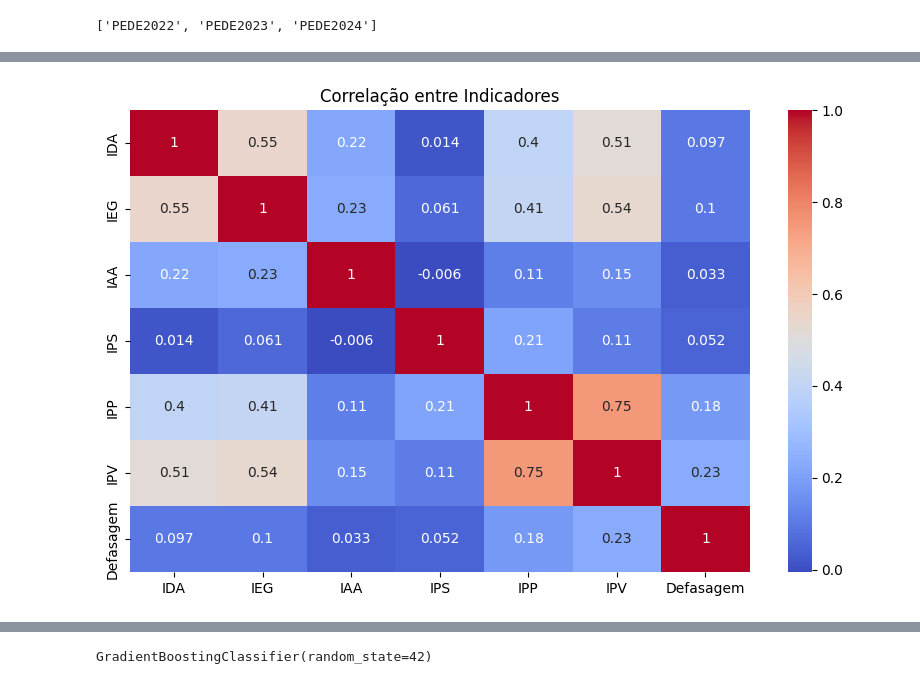
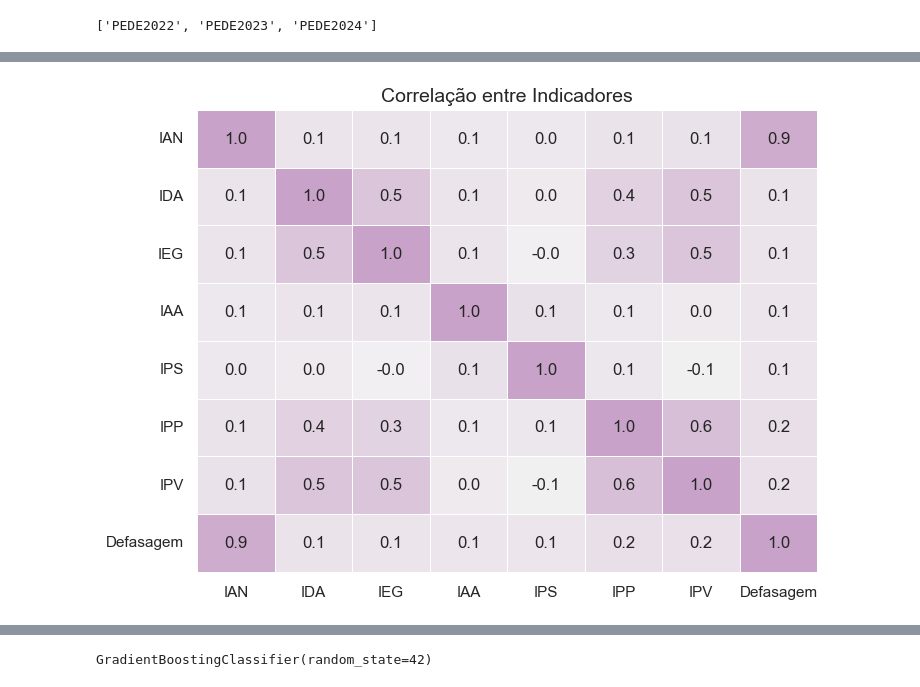
Before and after one commit to EmmillyKatriny/datathon-passos-magicos, a Jupyter notebook: tech_challenge_passos_magicos.ipynb, the cells around one changed output, grey strips where cells are left out. Drawn from its saved outputs; the diff is of its cells as text; code cells hidden in the pictures.

```diff
--- a/tech_challenge_passos_magicos.ipynb
+++ b/tech_challenge_passos_magicos.ipynb
@@ -63,7 +76,9 @@ pede_2024 = pd.read_excel(
 )
 # %%
 # ==============================
-# 4. ENTENDIMENTO INICIAL
+# 4. PADRONIZAÇÃO DAS COLUNAS
 # ==============================
 
-pede_2024.head()
+pede_2022.columns = pede_2022.columns.str.strip()
+pede_2023.columns = pede_2023.columns.str.strip()
+pede_2024.columns = pede_2024.columns.str.strip()
@@ -166,10 +114,16 @@ indicadores = [
 
 for col in indicadores:
 
-    pede_2024[col] = pd.to_numeric(
-        pede_2024[col],
+    pede_total[col] = pd.to_numeric(
+        pede_total[col],
         errors='coerce'
     )
+
+# arredondamento
+pede_total[indicadores] = (
+    pede_total[indicadores]
+    .round(2)
+)
 # %%
 # ==============================
 # 8. ANÁLISE DE VALORES NULOS
@@ -286,33 +282,71 @@ dtype: float64
 # %%
 # ==============================
 # 13. CORRELAÇÃO ENTRE INDICADORES
 # ==============================
 
-plt.figure(figsize=(10,6))
+# Pergunta 8 — Multidimensionalidade
+
+plt.figure(figsize=(8,6))
 
 sns.heatmap(
 
-    pede_2024[
-        [
-            'IDA',
-            'IEG',
-            'IAA',
-            'IPS',
-            'IPP',
-            'IPV',
-            'Defasagem'
-        ]
+    pede_total[
+     [
+        'IAN',
+        'IDA',
+        'IEG',
+        'IAA',
+        'IPS',
+        'IPP',
+        'IPV',
+        'Defasagem'
+    ]
     ].corr(),
 
     annot=True,
 
-    cmap='coolwarm'
+    fmt='.1f',
+
+    cmap=sns.light_palette(
+        "#C8A2C8",
+        as_cmap=True
+    ),
+
+    linewidths=0.5,
+
+    cbar=False
 )
 
 plt.title(
-    'Correlação entre Indicadores'
+    'Correlação entre Indicadores',
+    fontsize=14
+)
+
+plt.xticks(rotation=0)
+
+plt.yticks(rotation=0)
+
+sns.despine(
+    left=True,
+    bottom=True
 )
 
 plt.show()
+
+
+print("""
+Os indicadores apresentaram
+relações relevantes entre si,
+evidenciando que o desempenho
+dos alunos é influenciado por
+múltiplas dimensões acadêmicas,
+emocionais e de engajamento.
+
+Destacou-se a forte correlação
+entre IAN e Defasagem,
+indicando associação significativa
+entre adequação de nível e risco
+de defasagem educacional.
+""")
 # %% [output]
-[figure, old version]
+[figure, new version]
```
Also changed, not shown: parts of 31 cells of this notebook.
